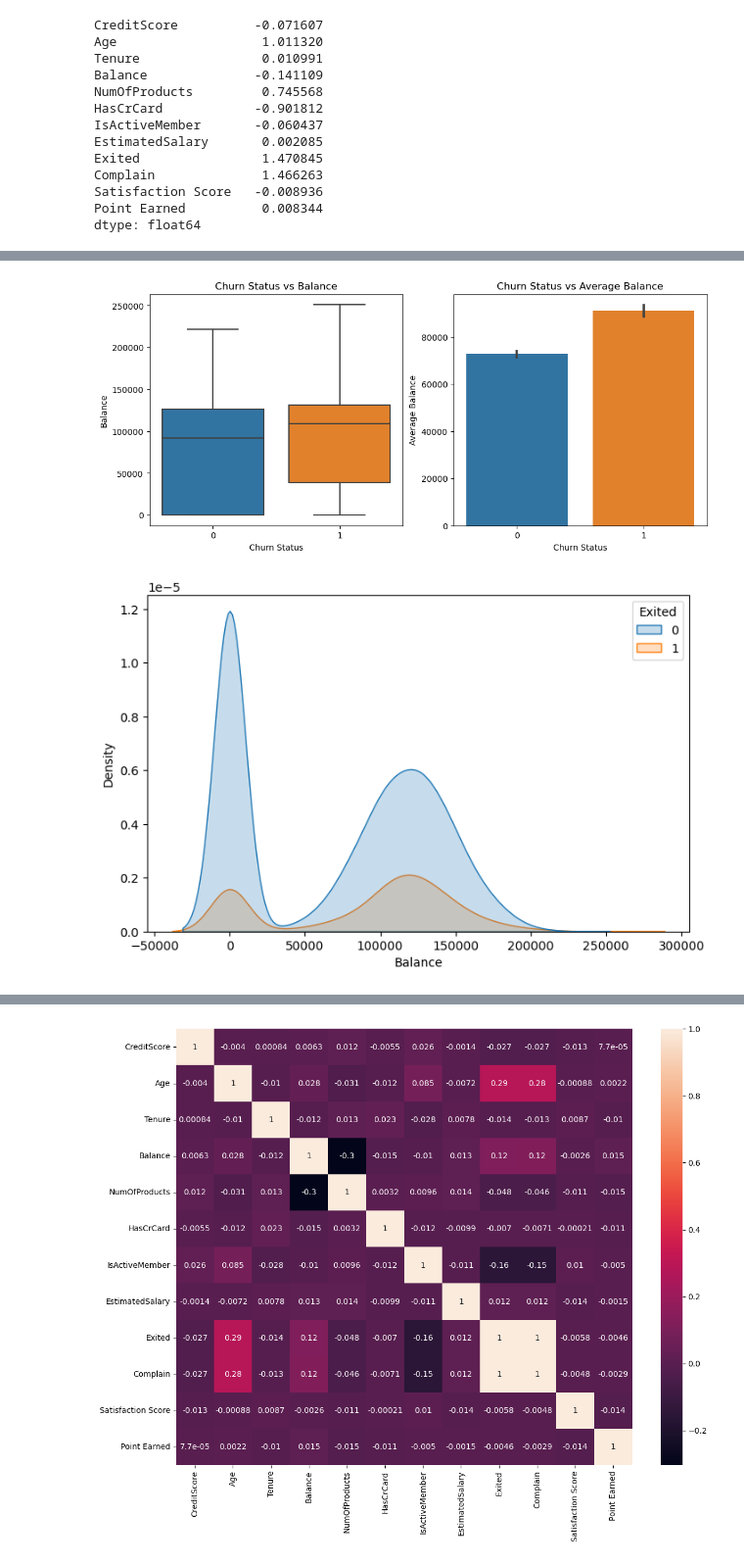
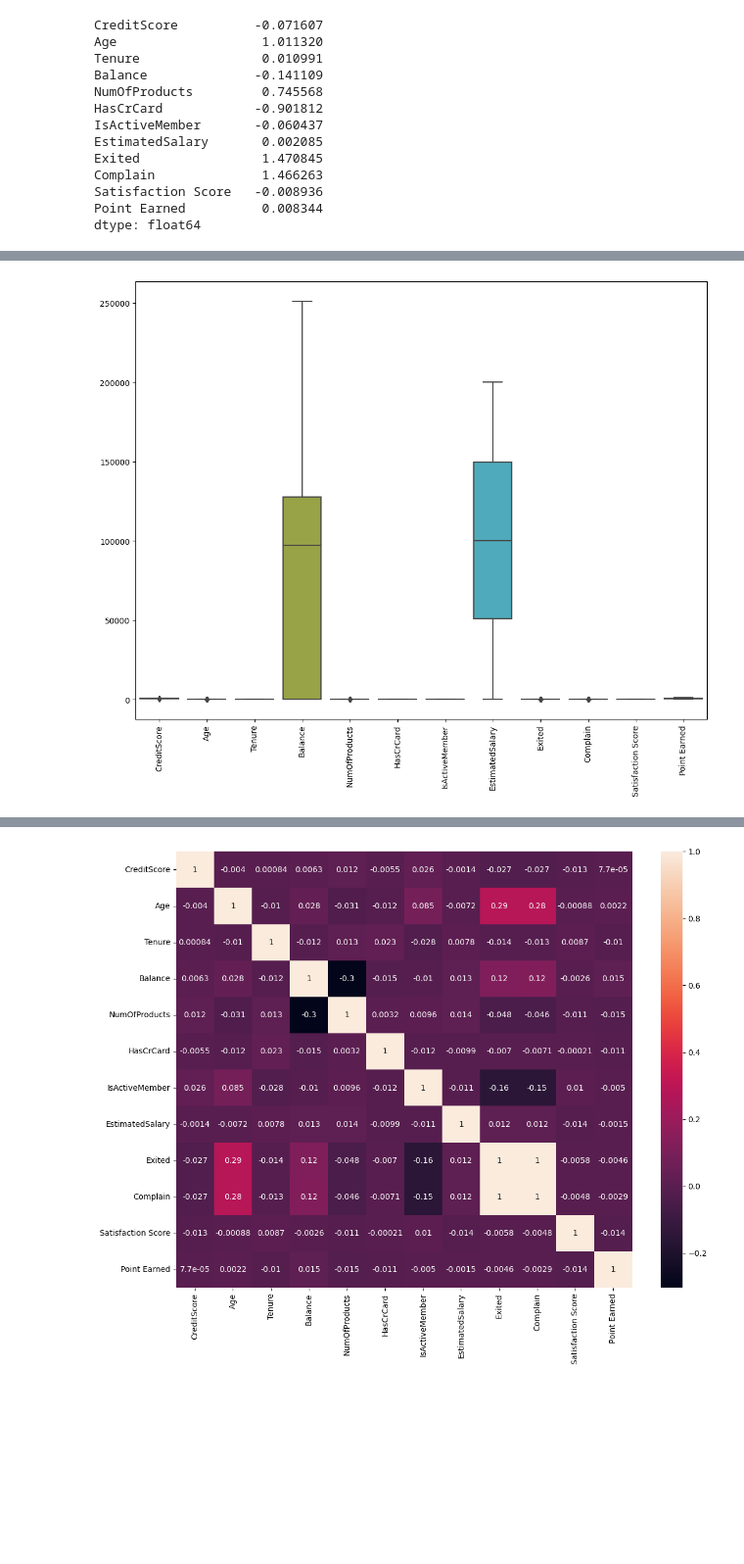
Before and after one commit to Smruti1999/Praxis, a Jupyter notebook: Bank Customer Churn Prediction/Bank Customer Churn.ipynb, the cells around one changed output, grey strips where cells are left out. Shown at 98% size. Drawn from its saved outputs; the diff is of its cells as text; code cells hidden in the pictures; blank space fills up the shorter version.

```diff
--- a/Bank Customer Churn Prediction/Bank Customer Churn.ipynb
+++ b/Bank Customer Churn Prediction/Bank Customer Churn.ipynb
@@ -631,24 +170,7 @@ Name: Exited, dtype: float64
-# %%
-# Churn by Bank Balance
-fig, axes = plt.subplots(1, 2, figsize=(12, 5))
-
-plt.subplot(1, 2, 1)
-sns.boxplot(x='Exited', y='Balance', data=data)
-plt.title('Churn Status vs Balance')
-plt.xlabel('Churn Status')
-plt.ylabel('Balance')
-
-plt.subplot(1, 2, 2)
-sns.barplot(x='Exited', y='Balance', data=data, estimator=np.mean)
-plt.title('Churn Status vs Average Balance')
-plt.xlabel('Churn Status')
-plt.ylabel('Average Balance')
-plt.show()
-# %% [output]
-[figure, removed]
 # %%
-plt.figure(figsize=(8,5))
-sns.kdeplot(data=data,x='Balance',hue='Exited',shade=True)
+plt.figure(figsize=(13,10))
+sns.boxplot(data)
+plt.xticks(rotation = 90)
 plt.show()
 # %% [output]
-[figure, old version]
+[figure, new version]
```
Also changed, not shown: parts of 124 cells of this notebook.
